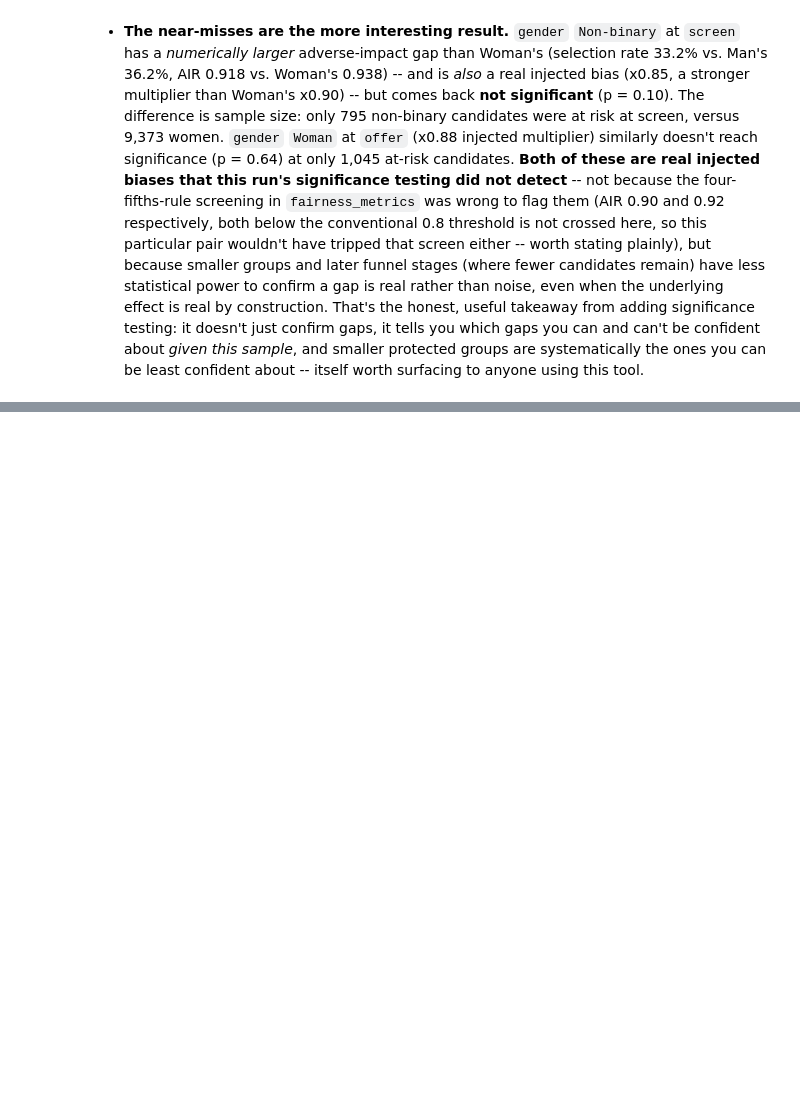
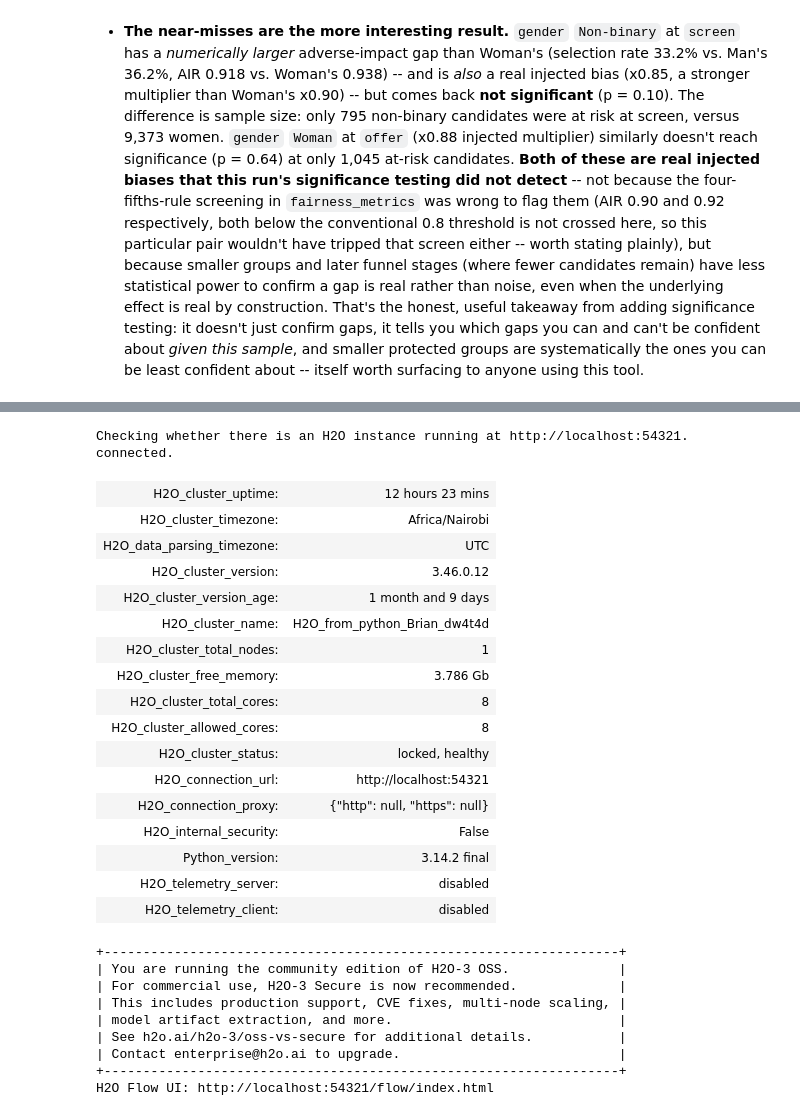
Before and after one commit to BrianSagini/ai-hiring-bias-detector, a Jupyter notebook: hiring_bias_model_comparison.ipynb, the cells around one changed output, grey strips where cells are left out. Cells and saved outputs as stored; diff of their text form; code cells hidden in the pictures; blank space fills up the shorter version.

```diff
--- a/hiring_bias_model_comparison.ipynb
+++ b/hiring_bias_model_comparison.ipynb
@@ -299,0 +304,34 @@ genuinely informative, not just noise:**
+# %%
+import h2o
+from h2o.automl import H2OAutoML
+
+h2o.init(max_mem_size="4G")
+print(f"H2O Flow UI: {h2o.connection().base_url}/flow/index.html")
+# %% [output]
+Checking whether there is an H2O instance running at http://localhost:54321. connected.
+| H2O_cluster_uptime: | 12 hours 23 mins |
+| H2O_cluster_timezone: | Africa/Nairobi |
+| H2O_data_parsing_timezone: | UTC |
+| H2O_cluster_version: | 3.46.0.12 |
+| H2O_cluster_version_age: | 1 month and 9 days |
+| H2O_cluster_name: | H2O_from_python_Brian_dw4t4d |
+| H2O_cluster_total_nodes: | 1 |
+| H2O_cluster_free_memory: | 3.786 Gb |
+| H2O_cluster_total_cores: | 8 |
+| H2O_cluster_allowed_cores: | 8 |
+| H2O_cluster_status: | locked, healthy |
+| H2O_connection_url: | http://localhost:54321 |
+| H2O_connection_proxy: | {"http": null, "https": null} |
+| H2O_internal_security: | False |
+| Python_version: | 3.14.2 final |
+| H2O_telemetry_server: | disabled |
+| H2O_telemetry_client: | disabled |
++------------------------------------------------------------------+
+| You are running the community edition of H2O-3 OSS.              |
+| For commercial use, H2O-3 Secure is now recommended.             |
+| This includes production support, CVE fixes, multi-node scaling, |
+| model artifact extraction, and more.                             |
+| See h2o.ai/h2o-3/oss-vs-secure for additional details.           |
+| Contact enterprise@h2o.ai to upgrade.                            |
++------------------------------------------------------------------+
+H2O Flow UI: http://localhost:54321/flow/index.html
```
Also changed, not shown: parts of 9 cells of this notebook, 3 other files.
